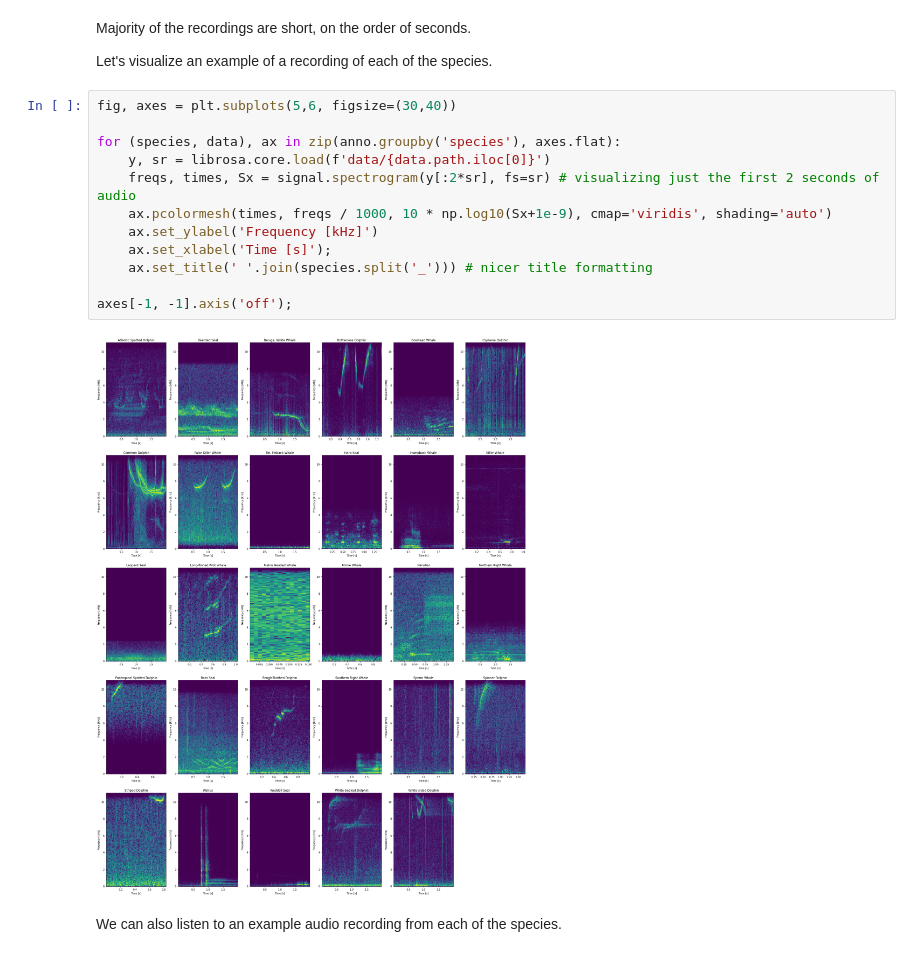
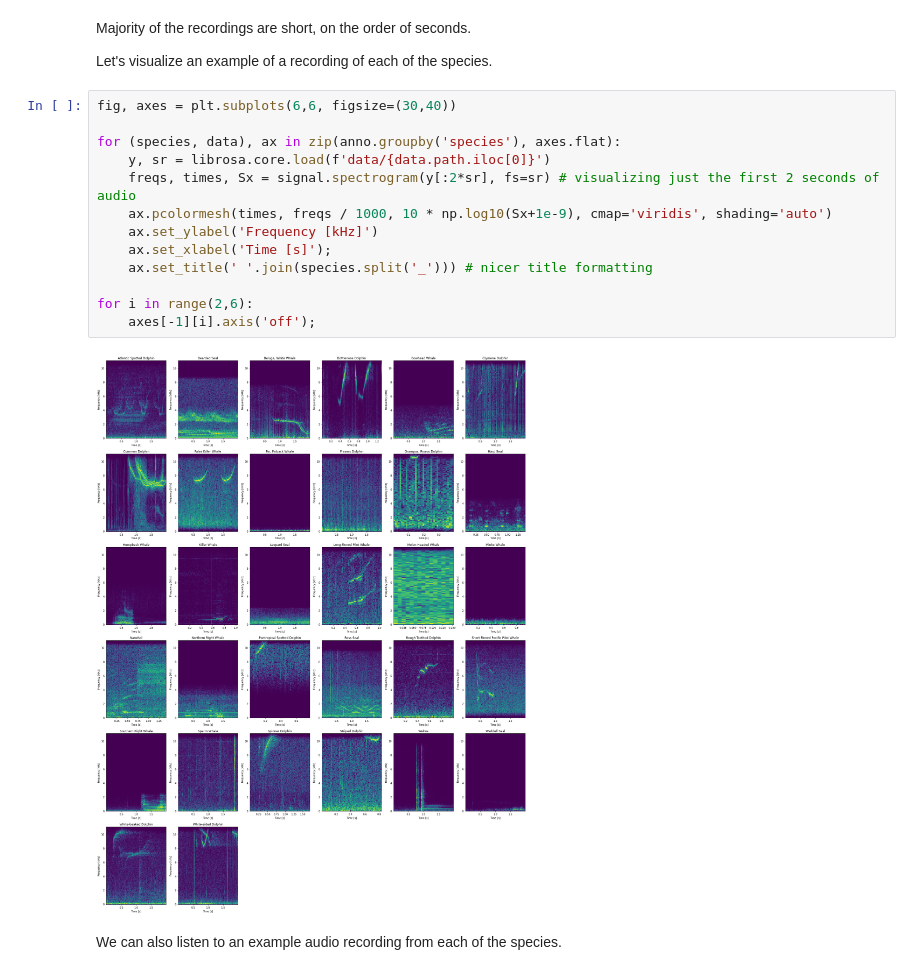
Before and after one commit to earthspecies/library, a Jupyter notebook: watkins/02_Data_Exploration.ipynb, the cells around one changed output. Drawn from its saved outputs; the diff is of its cells as text.

```diff
--- a/watkins/02_Data_Exploration.ipynb
+++ b/watkins/02_Data_Exploration.ipynb
@@ -83,19 +83,20 @@ Majority of the recordings are short, on the order of seconds.
 
 Let's visualize an example of a recording of each of the species.
 # %%
-fig, axes = plt.subplots(5,6, figsize=(30,40))
+fig, axes = plt.subplots(6,6, figsize=(30,40))
 
 for (species, data), ax in zip(anno.groupby('species'), axes.flat):
     y, sr = librosa.core.load(f'data/{data.path.iloc[0]}')
     freqs, times, Sx = signal.spectrogram(y[:2*sr], fs=sr) # visualizing just the first 2 seconds of audio
     ax.pcolormesh(times, freqs / 1000, 10 * np.log10(Sx+1e-9), cmap='viridis', shading='auto')
     ax.set_ylabel('Frequency [kHz]')
     ax.set_xlabel('Time [s]');
     ax.set_title(' '.join(species.split('_'))) # nicer title formatting
 
-axes[-1, -1].axis('off');
+for i in range(2,6):
+    axes[-1][i].axis('off');
 # %% [output]
-[figure, old version]
+[figure, new version]
 # %% [markdown]
 We can also listen to an example audio recording from each of the species.
 # %%
```
Also changed, not shown: parts of 9 cells of this notebook, 31 other files.
